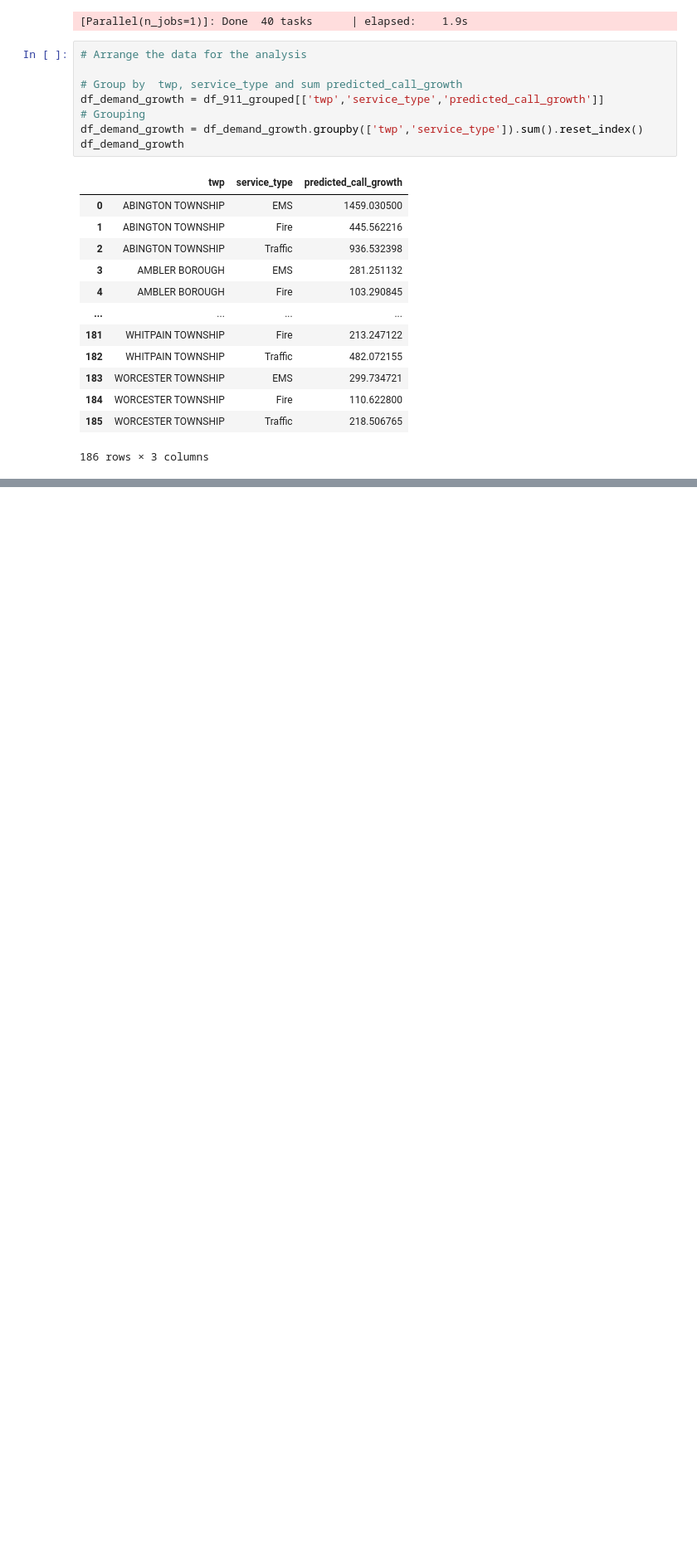
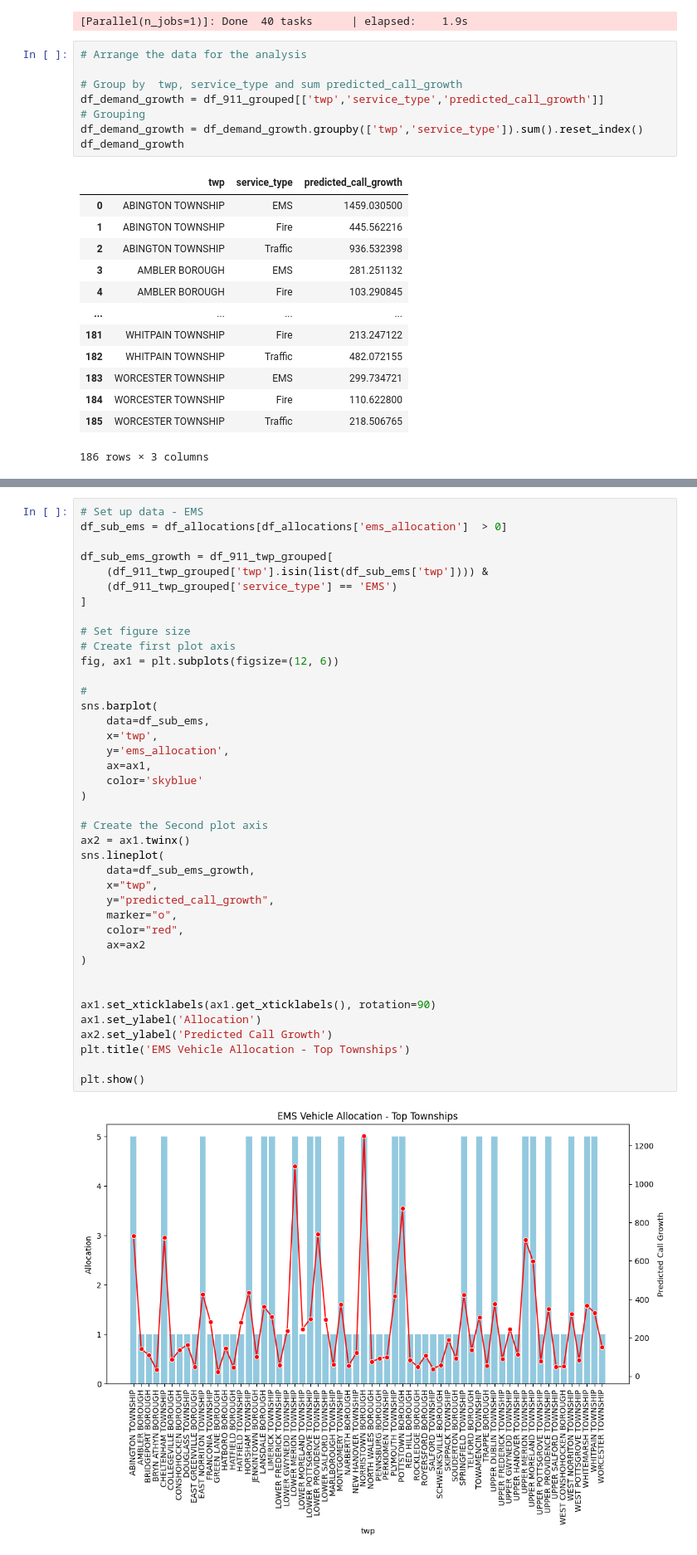
Before and after one commit to thomaspurk/ml-demo-911, a Jupyter notebook: analysis/analysis-example-mcpa-911.ipynb, the cells around one changed output, grey strips where cells are left out. Shown: that part at 83% size. Cells and saved outputs as stored; diff of their text form; blank space fills up the shorter version.

```diff
--- a/analysis/analysis-example-mcpa-911.ipynb
+++ b/analysis/analysis-example-mcpa-911.ipynb
@@ -215,0 +243,42 @@ sum(allocated_vehicles)
+# %%
+# Set up data - EMS
+df_sub_ems = df_allocations[df_allocations['ems_allocation']  > 0]
+
+df_sub_ems_growth = df_911_twp_grouped[
+    (df_911_twp_grouped['twp'].isin(list(df_sub_ems['twp']))) &
+    (df_911_twp_grouped['service_type'] == 'EMS')
+]
+
+# Set figure size
+# Create first plot axis
+fig, ax1 = plt.subplots(figsize=(12, 6))
+
+#
+sns.barplot(
+    data=df_sub_ems,
+    x='twp',
+    y='ems_allocation',
+    ax=ax1,
+    color='skyblue'
+)
+
+# Create the Second plot axis
+ax2 = ax1.twinx()
+sns.lineplot(
+    data=df_sub_ems_growth,
+    x="twp",
+    y="predicted_call_growth",
+    marker="o",
+    color="red",
+    ax=ax2
+)
+
+
+ax1.set_xticklabels(ax1.get_xticklabels(), rotation=90)
+ax1.set_ylabel('Allocation')
+ax2.set_ylabel('Predicted Call Growth')
+plt.title('EMS Vehicle Allocation - Top Townships')
+
+plt.show()
+# %% [output]
+[figure, added]
```
Also changed, not shown: parts of 5 cells of this notebook.
